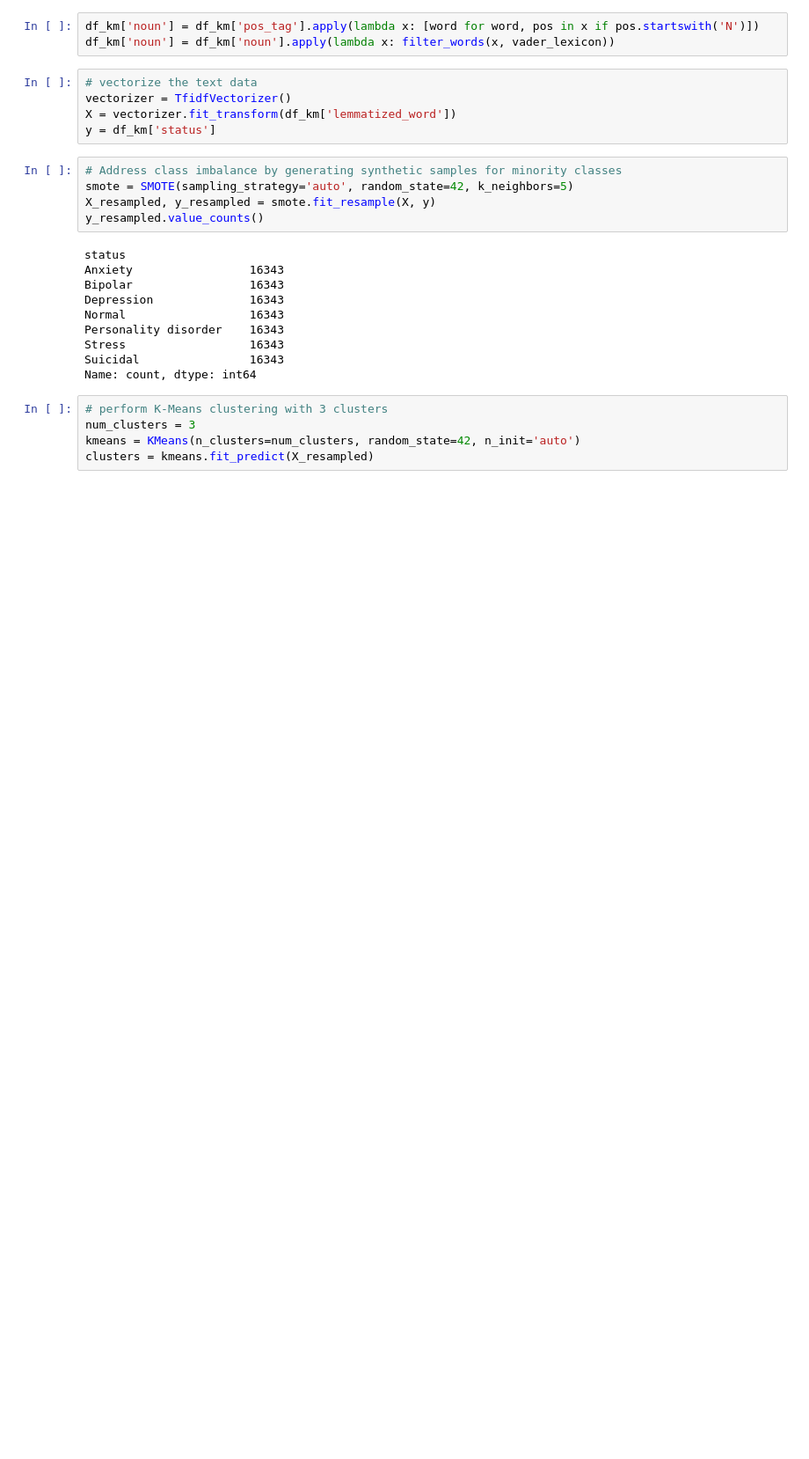
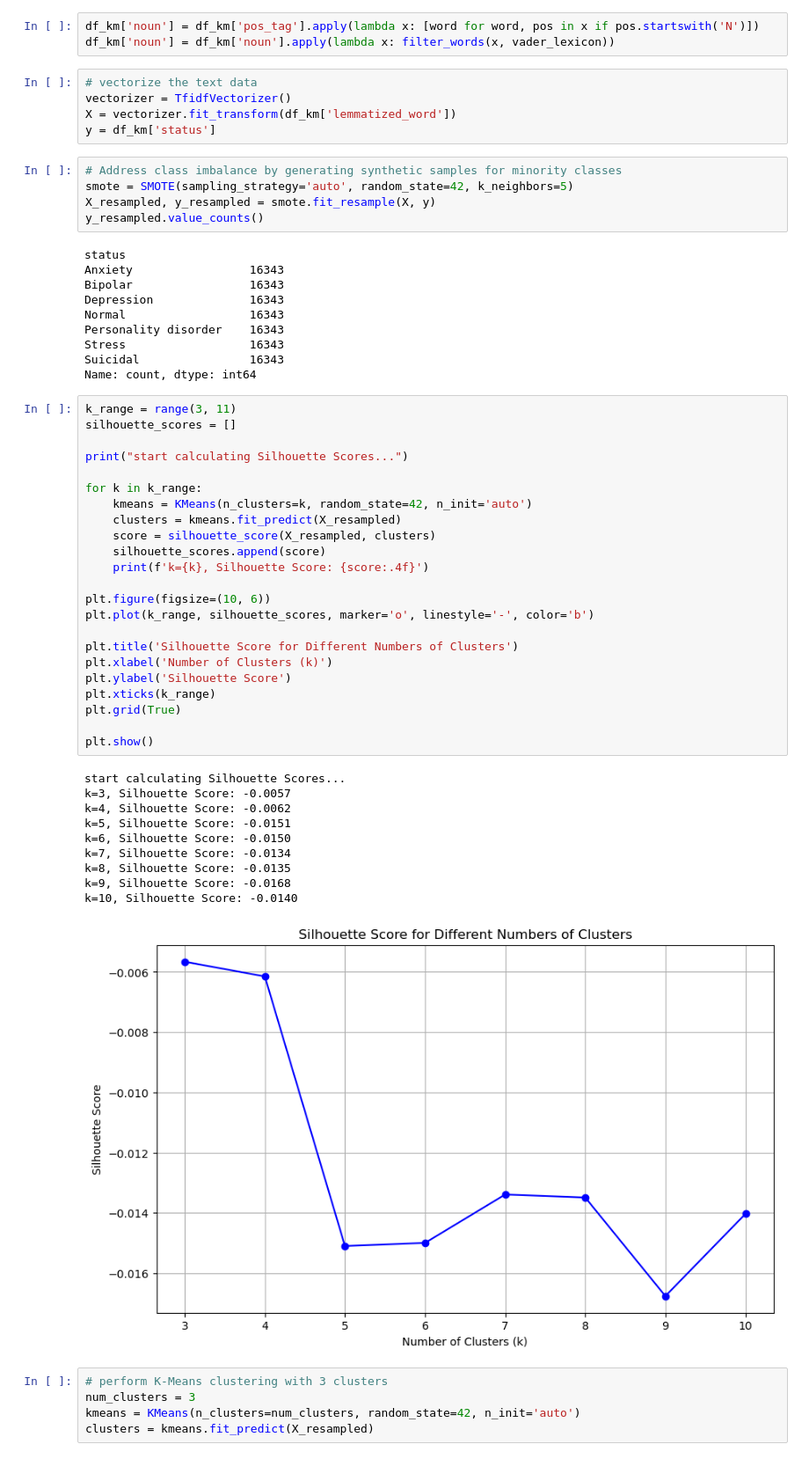
Before and after one commit to dakuikui001/KM6312_mental_health_sentiment_analysis, a Jupyter notebook: mental_health_sentiment_analysis.ipynb, the cells around one changed output. Shown at 88% size. Drawn from its saved outputs; the diff is of its cells as text; blank space fills up the shorter version.

```diff
--- a/mental_health_sentiment_analysis.ipynb
+++ b/mental_health_sentiment_analysis.ipynb
@@ -657,6 +658,40 @@ Personality disorder    16343
 Stress                  16343
 Suicidal                16343
 Name: count, dtype: int64
+# %%
+k_range = range(3, 11)
+silhouette_scores = []
+
+print("start calculating Silhouette Scores...")
+
+for k in k_range:
+    kmeans = KMeans(n_clusters=k, random_state=42, n_init='auto')
+    clusters = kmeans.fit_predict(X_resampled)
+    score = silhouette_score(X_resampled, clusters)
+    silhouette_scores.append(score)
+    print(f'k={k}, Silhouette Score: {score:.4f}')
+
+plt.figure(figsize=(10, 6))
+plt.plot(k_range, silhouette_scores, marker='o', linestyle='-', color='b')
+
+plt.title('Silhouette Score for Different Numbers of Clusters')
+plt.xlabel('Number of Clusters (k)')
+plt.ylabel('Silhouette Score')
+plt.xticks(k_range)
+plt.grid(True)
+
+plt.show()
+# %% [output]
+start calculating Silhouette Scores...
+k=3, Silhouette Score: -0.0057
+k=4, Silhouette Score: -0.0062
+k=5, Silhouette Score: -0.0151
+k=6, Silhouette Score: -0.0150
+k=7, Silhouette Score: -0.0134
+k=8, Silhouette Score: -0.0135
+k=9, Silhouette Score: -0.0168
+k=10, Silhouette Score: -0.0140
+[figure, added]
 # %%
 # perform K-Means clustering with 3 clusters
 num_clusters = 3
```
Also changed, not shown: parts of 11 cells of this notebook, 1 other file.
